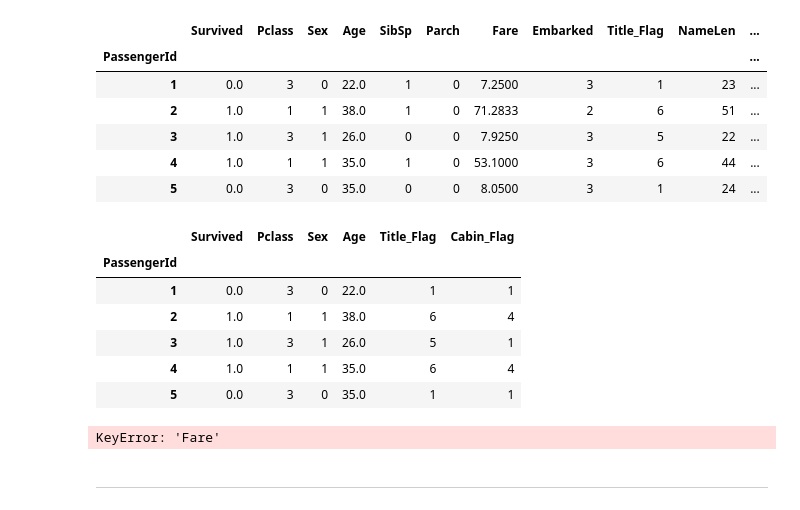
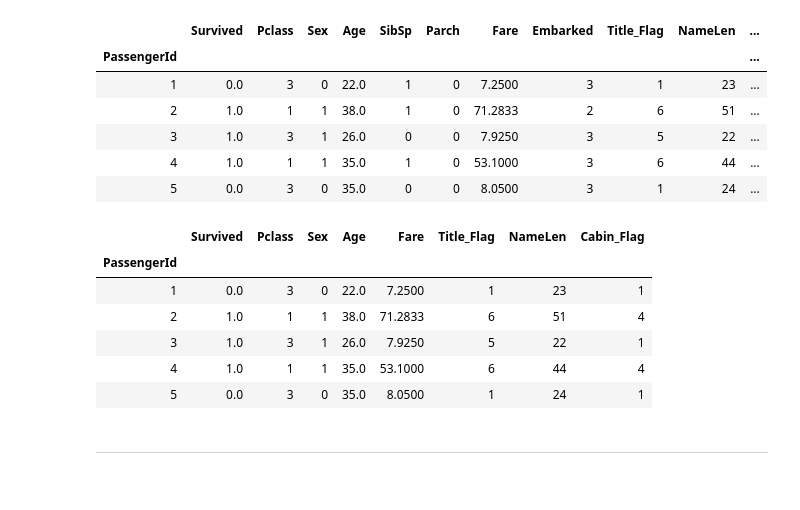
Before and after one commit to do2blehelix/kaggle, a Jupyter notebook: titanic/Pytanic.ipynb, the cells around one changed output. Saved outputs shown, nothing was run; the diff lists cells and outputs as text; code cells hidden in the pictures.

```diff
--- a/titanic/Pytanic.ipynb
+++ b/titanic/Pytanic.ipynb
@@ -775,28 +780,30 @@ df_final.head()
 | 4 | 1.0 | 1 | 1 | 35.0 | 1 | 0 | 53.1000 | 3 | 6 | 44 | ... |
 | 5 | 0.0 | 3 | 0 | 35.0 | 0 | 0 | 8.0500 | 3 | 1 | 24 | ... |
 # %%
-df_final.drop(['SibSp' , 'Parch' ,'Embarked', 'NameLen', 'Familia', 'Fare'], axis=1, inplace=True)
+# Drop Additional Vars
+# 'SibSp' , 'Parch'  'NameLen',  'Fare'
+df_final.drop(['SibSp' , 'Parch', 'Embarked', 'Familia'], axis=1, inplace=True)
 df_final.head()
 # %% [output]
-|  | Survived | Pclass | Sex | Age | Title_Flag | Cabin_Flag |
-| PassengerId |  |  |  |  |  |  |
-| 1 | 0.0 | 3 | 0 | 22.0 | 1 | 1 |
-| 2 | 1.0 | 1 | 1 | 38.0 | 6 | 4 |
-| 3 | 1.0 | 3 | 1 | 26.0 | 5 | 1 |
-| 4 | 1.0 | 1 | 1 | 35.0 | 6 | 4 |
-| 5 | 0.0 | 3 | 0 | 35.0 | 1 | 1 |
+|  | Survived | Pclass | Sex | Age | Fare | Title_Flag | NameLen | Cabin_Flag |
+| PassengerId |  |  |  |  |  |  |  |  |
+| 1 | 0.0 | 3 | 0 | 22.0 | 7.2500 | 1 | 23 | 1 |
+| 2 | 1.0 | 1 | 1 | 38.0 | 71.2833 | 6 | 51 | 4 |
+| 3 | 1.0 | 3 | 1 | 26.0 | 7.9250 | 5 | 22 | 1 |
+| 4 | 1.0 | 1 | 1 | 35.0 | 53.1000 | 6 | 44 | 4 |
+| 5 | 0.0 | 3 | 0 | 35.0 | 8.0500 | 1 | 24 | 1 |
 # %%
 from sklearn.preprocessing import LabelEncoder,StandardScaler,MinMaxScaler
 
 
 df_final['Pclass']=StandardScaler().fit_transform(np.array(df_final['Pclass']).reshape(-1,1))
 df_final['Age']=StandardScaler().fit_transform(np.array(df_final['Age']).reshape(-1,1))
+df_final['Title_Flag']=StandardScaler().fit_transform(np.array(df_final['Title_Flag']).reshape(-1,1))
+df_final['Cabin_Flag']=StandardScaler().fit_transform(np.array(df_final['Cabin_Flag']).reshape(-1,1))
+
+
 df_final['Fare']=StandardScaler().fit_transform(np.array(df_final['Fare']).reshape(-1,1))
-df_final['Title_Flag']=StandardScaler().fit_transform(np.array(df_final['Title_Flag']).reshape(-1,1))
-df_final['Familia']=StandardScaler().fit_transform(np.array(df_final['NameLen']).reshape(-1,1))
-df_final['Cabin_Flag']=StandardScaler().fit_transform(np.array(df_final['NameLen']).reshape(-1,1))
+df_final['Familia']=StandardScaler().fit_transform(np.array(df_final['Familia']).reshape(-1,1))
-# %% [output]
-KeyError: 'Fare'
 # %% [markdown]
 ---
 # %% [markdown]
```
Also changed, not shown: parts of 63 cells of this notebook, 1 other file.
